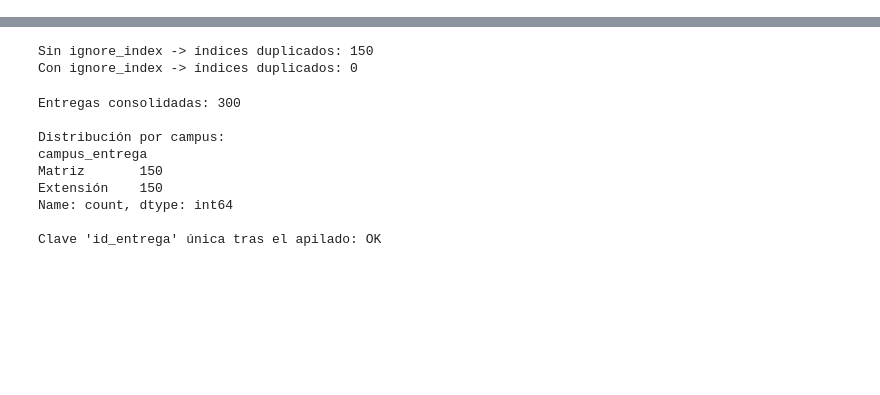
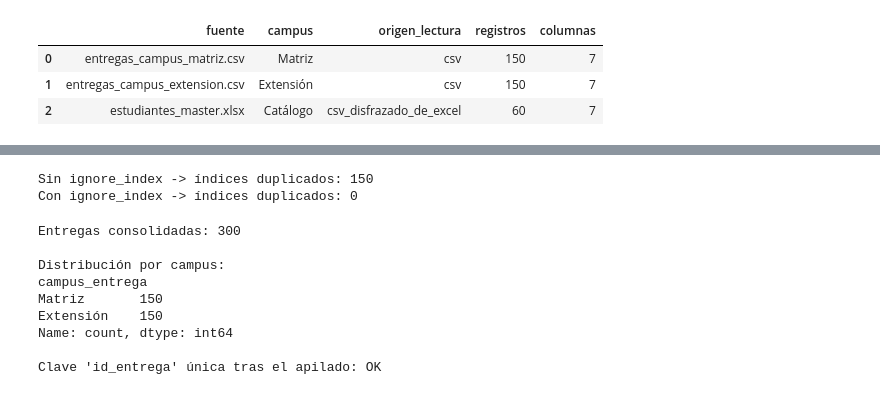
Before and after one commit to jose264/TallerSemana03, a Jupyter notebook: notebooks/TallerSemana03.ipynb, the cells around one changed output, grey strips where cells are left out. Drawn from its saved outputs; the diff is of its cells as text; code cells hidden in the pictures; blank space fills up the shorter version.

```diff
--- a/notebooks/TallerSemana03.ipynb
+++ b/notebooks/TallerSemana03.ipynb
@@ -374,0 +122,19 @@ conservan y quedan duplicados.
+# %%
+# --- Ciclo de lectura parametrizada ---
+entregas_por_campus = {}
+bitacora_lectura = []
+
+for campus, ruta in archivos_entregas.items():
+    df = leer_entregas_csv(ruta)
+    entregas_por_campus[campus] = df
+
+    bitacora_lectura.append({
+        "fuente": ruta.name,
+        "campus": campus,
+        "origen_lectura": "csv",
+        "registros": len(df),
+        "columnas": df.shape[1],
+    })
+    print(f"{campus:12s} {len(df):4d} registros")
+
+entregas_por_campus["Matriz"].head(3)
@@ -374,0 +163,18 @@ conservan y quedan duplicados.
+# %%
+# --- Lectura defensiva del catálogo ---
+df_maestro = leer_catalogo_maestro(archivo_maestro)
+
+bitacora_lectura.append({
+    "fuente": archivo_maestro.name,
+    "campus": "Catálogo",
+    "origen_lectura": df_maestro.attrs["origen_lectura"],
+    "registros": len(df_maestro),
+    "columnas": df_maestro.shape[1],
+})
+df_bitacora_lectura = pd.DataFrame(bitacora_lectura)
+
+print(f"Maestro: {len(df_maestro)} registros")
+print(f"Leído como: {df_maestro.attrs['origen_lectura']}")
+print(f"\nTipos de dato:")
+print(df_maestro.dtypes)
+df_maestro.head(3)
@@ -374,0 +198,8 @@ conservan y quedan duplicados.
+# %%
+# --- Resumen de lectura ---
+df_bitacora_lectura
+# %% [output]
+|  | fuente | campus | origen_lectura | registros | columnas |
+| 0 | entregas_campus_matriz.csv | Matriz | csv | 150 | 7 |
+| 1 | entregas_campus_extension.csv | Extensión | csv | 150 | 7 |
+| 2 | estudiantes_master.xlsx | Catálogo | csv_disfrazado_de_excel | 60 | 7 |
```
Also changed, not shown: parts of 85 cells of this notebook, 6 other files.
